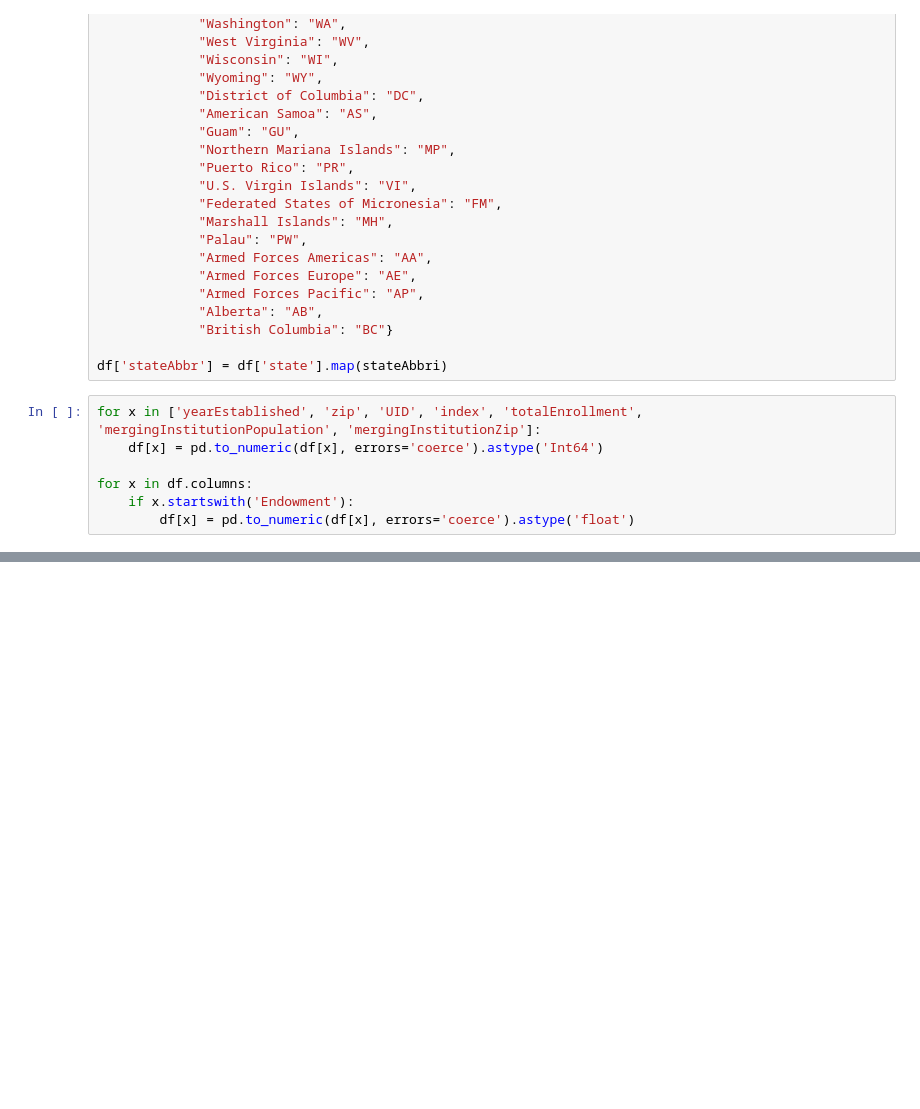
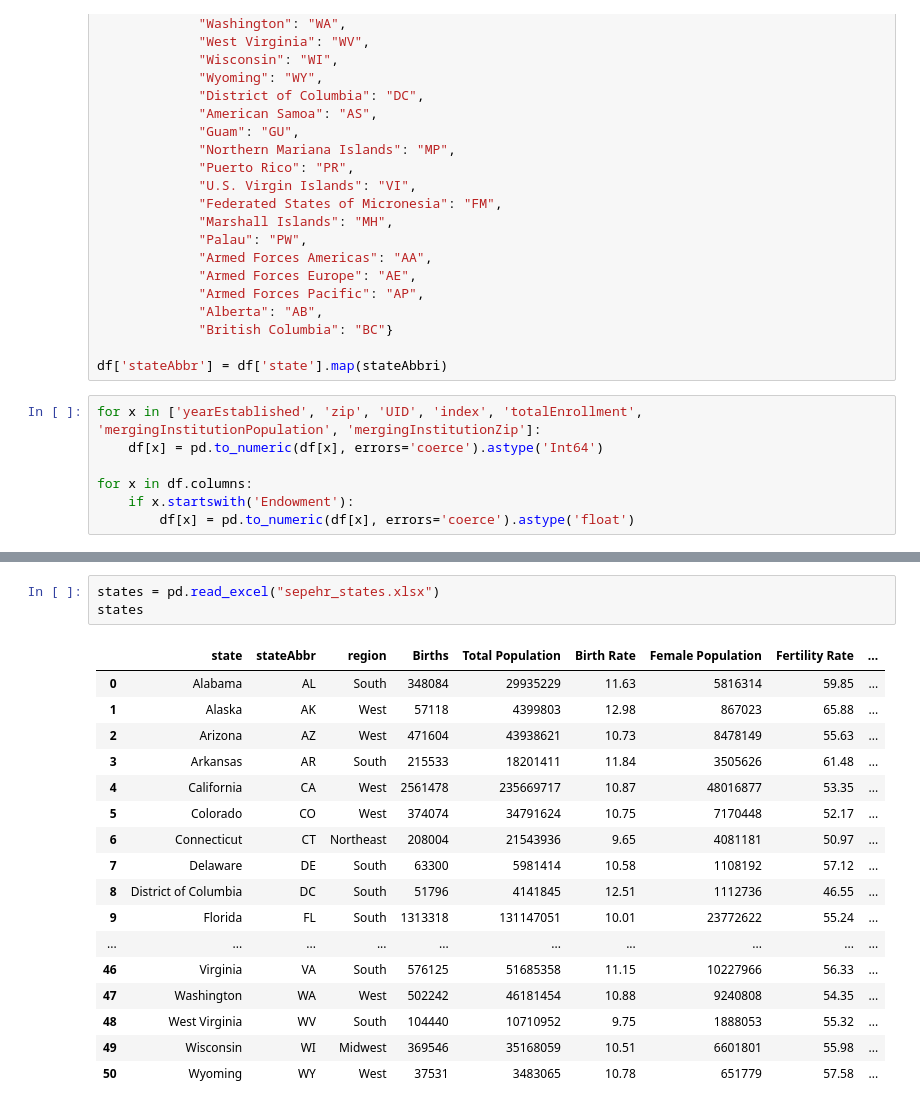
Before and after one commit to SepehrAkbari/enrollment-cliff, a Jupyter notebook: data/cleaner.ipynb, the cells around one changed output, grey strips where cells are left out. Saved outputs shown, nothing was run; the diff lists cells and outputs as text; blank space fills up the shorter version.

```diff
--- a/data/cleaner.ipynb
+++ b/data/cleaner.ipynb
@@ -151,0 +306,21 @@ endow.to_csv("sepehr_endowments_cleaned.csv", index=False)
+# %%
+states = pd.read_excel("sepehr_states.xlsx")
+states
+# %% [output]
+|  | state | stateAbbr | region | Births | Total Population | Birth Rate | Female Population | Fertility Rate | ... |
+| 0 | Alabama | AL | South | 348084 | 29935229 | 11.63 | 5816314 | 59.85 | ... |
+| 1 | Alaska | AK | West | 57118 | 4399803 | 12.98 | 867023 | 65.88 | ... |
+| 2 | Arizona | AZ | West | 471604 | 43938621 | 10.73 | 8478149 | 55.63 | ... |
+| 3 | Arkansas | AR | South | 215533 | 18201411 | 11.84 | 3505626 | 61.48 | ... |
+| 4 | California | CA | West | 2561478 | 235669717 | 10.87 | 48016877 | 53.35 | ... |
+| 5 | Colorado | CO | West | 374074 | 34791624 | 10.75 | 7170448 | 52.17 | ... |
+| 6 | Connecticut | CT | Northeast | 208004 | 21543936 | 9.65 | 4081181 | 50.97 | ... |
+| 7 | Delaware | DE | South | 63300 | 5981414 | 10.58 | 1108192 | 57.12 | ... |
+| 8 | District of Columbia | DC | South | 51796 | 4141845 | 12.51 | 1112736 | 46.55 | ... |
+| 9 | Florida | FL | South | 1313318 | 131147051 | 10.01 | 23772622 | 55.24 | ... |
+| ... | ... | ... | ... | ... | ... | ... | ... | ... | ... |
+| 46 | Virginia | VA | South | 576125 | 51685358 | 11.15 | 10227966 | 56.33 | ... |
+| 47 | Washington | WA | West | 502242 | 46181454 | 10.88 | 9240808 | 54.35 | ... |
+| 48 | West Virginia | WV | South | 104440 | 10710952 | 9.75 | 1888053 | 55.32 | ... |
+| 49 | Wisconsin | WI | Midwest | 369546 | 35168059 | 10.51 | 6601801 | 55.98 | ... |
+| 50 | Wyoming | WY | West | 37531 | 3483065 | 10.78 | 651779 | 57.58 | ... |
```
Also changed, not shown: parts of 23 cells of this notebook, 23 other files.
